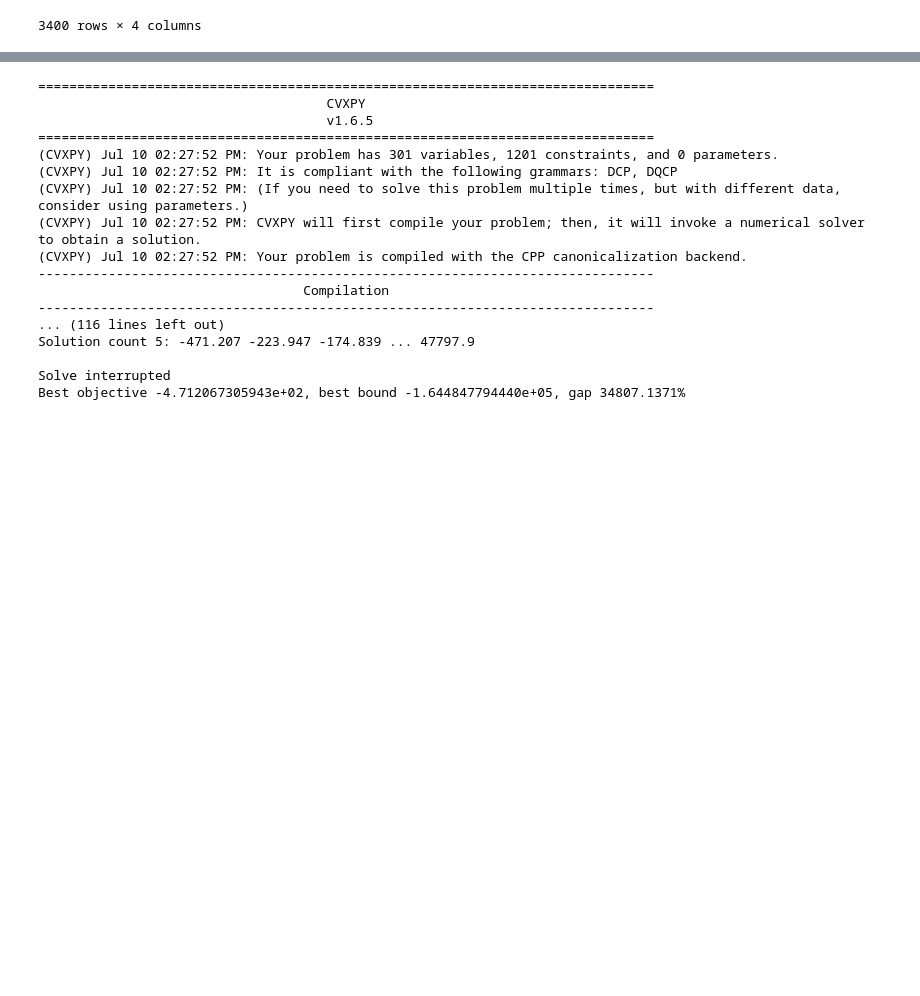
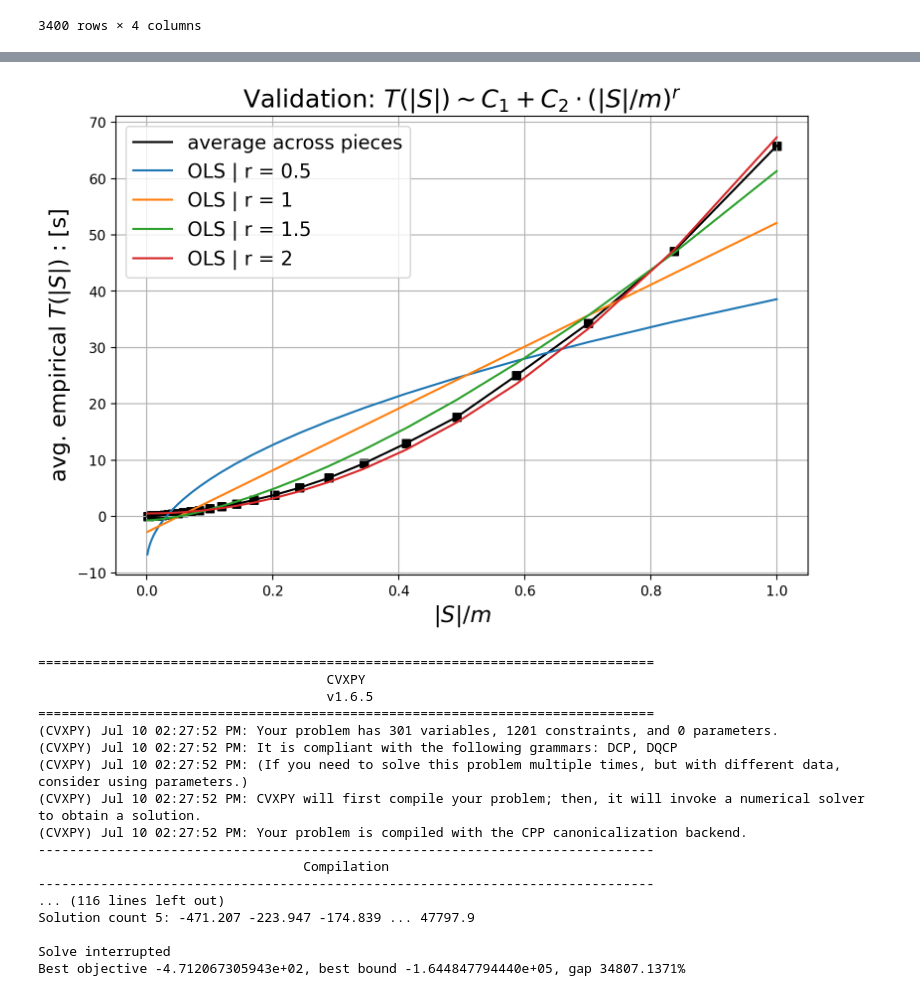
Before and after one commit to guiguiom/ULO_public, a Jupyter notebook: ulo_advanced.ipynb, the cells around one changed output, grey strips where cells are left out. Saved outputs shown, nothing was run; the diff lists cells and outputs as text; code cells hidden in the pictures; blank space fills up the shorter version.

```diff
--- a/ulo_advanced.ipynb
+++ b/ulo_advanced.ipynb
@@ -211,24 +223,26 @@ if validation:
 # %%
-if validation:
+if graph:
     colors = ['dodgerblue', 'crimson', 'limegreen', 'darkorange', 'rebeccapurple',
               'gold', 'deepskyblue', 'deeppink', 'lawngreen', 'chocolate']
     plt.figure(figsize=(9,6))
-    plt.title('Validation: $T(|S|) \\sim C_1 + C_2\\cdot (|S|/m)^r$',fontsize=16)
+    plt.title('Validation: $T(|S|) \\sim C_1 + C_2\\cdot (|S|/m)^r$',fontsize=18)
     plt.grid()
-    plt.xlabel('$|S|/m$',fontsize=12)
-    plt.ylabel('empirical $T(|S|)$ : [s]',fontsize=12)
+    plt.xlabel('$|S|/m$',fontsize=16)
+    plt.ylabel('avg. empirical $T(|S|)$ : [s]',fontsize=16)
     horizontal_ticks = subset_sizes/m
     avg_time = []
     for S_size in subset_sizes:
         avg_time.append(my_data_df[my_data_df['|S|']==S_size]['time'].mean())
-    plt.plot(horizontal_ticks,avg_time,label='average accross pieces',color='black',linestyle='-')
+    plt.plot(horizontal_ticks,avg_time,label='average across pieces',color='black',linestyle='-')
     plt.scatter(horizontal_ticks,avg_time,color='black',marker='s')
     for r_test in [0.5,1,1.5,2]:
         features = np.column_stack([np.ones(len(avg_time)), np.asarray(horizontal_ticks**r_test)])
         coeffs = np.linalg.solve(features.T@features,features.T@avg_time)
         plt.plot(horizontal_ticks,coeffs[0]+coeffs[1]*horizontal_ticks**r_test,label='OLS | r = '+str(r_test))
     plt.legend(fontsize=14)
     plt.savefig('validation2.pdf',dpi=300)
+# %% [output]
+[figure, added]
 # %%
 ## CVXPY global
 skip_print = True
```
Also changed, not shown: parts of 5 cells of this notebook, 14 other files.
